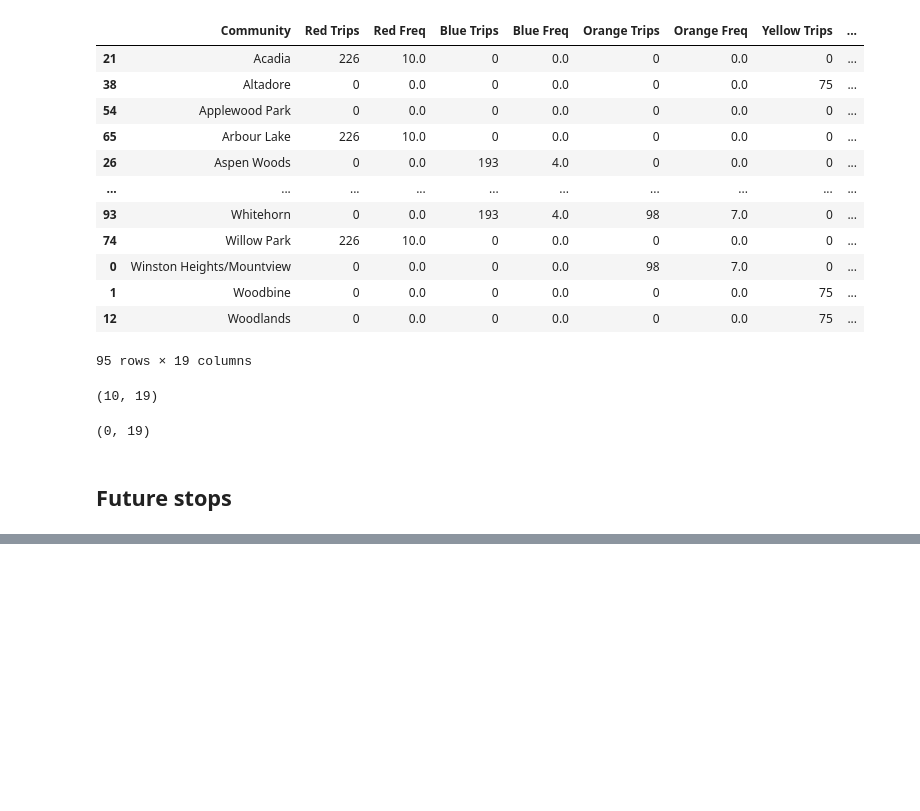
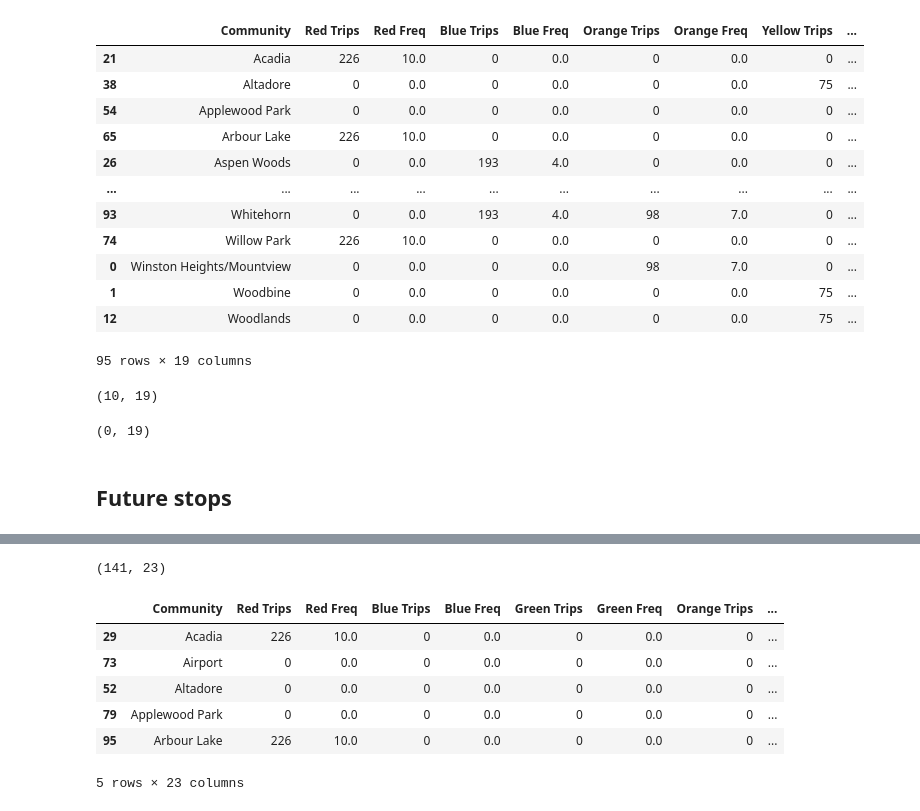
Before and after one commit to sulemanbasit/Calgary-Transit-Economic-Gap-Analysis, a Jupyter notebook: ctga.ipynb, the cells around one changed output, grey strips where cells are left out. Saved outputs shown, nothing was run; the diff lists cells and outputs as text; code cells hidden in the pictures; blank space fills up the shorter version.

```diff
--- a/ctga.ipynb
+++ b/ctga.ipynb
@@ -758,0 +763,5 @@ service_df.loc[service_df['Population'] == 0].shape
+# %%
+fut_stop_df = pd.read_excel(data_path+future_stops_data, sheet_name = "Sheet2")
+fut_stop_df = fut_stop_df.dropna()
+# %%
+fut_stop_df['Community'] = fut_stop_df['Community'].str.rstrip('\n').str.replace('\n',',')
@@ -758,0 +795,4 @@ service_df.loc[service_df['Population'] == 0].shape
+# %%
+fut_comm_list = list(set(red_list+blue_list+orange_list+purple_list+teal_list+yellow_list+green_list+east_grey_list+west_grey_list+future_brentwood_list+future_tuscany_list))
+clean_com_list = [item for item in fut_comm_list if item.strip()]
+fut_service_df = pd.DataFrame(clean_com_list, columns=["Community"]).sort_values(by="Community")
@@ -758,0 +808,35 @@ service_df.loc[service_df['Population'] == 0].shape
+# %%
+fut_service_df["Red Trips"] = fut_service_df["Community"].isin(red_list) * red_trips
+fut_service_df["Red Freq"] = fut_service_df["Community"].isin(red_list) * red_freq
+fut_service_df["Blue Trips"] = fut_service_df["Community"].isin(blue_list) * blue_trips
+fut_service_df["Blue Freq"] = fut_service_df["Community"].isin(blue_list) * blue_freq
+fut_service_df["Green Trips"] = fut_service_df["Community"].isin(green_list) * green_trips
+fut_service_df["Green Freq"] = fut_service_df["Community"].isin(green_list) * green_freq
+fut_service_df["Orange Trips"] = fut_service_df["Community"].isin(orange_list) * orange_trips
+fut_service_df["Orange Freq"] = fut_service_df["Community"].isin(orange_list) * orange_freq
+fut_service_df["Yellow Trips"] = fut_service_df["Community"].isin(yellow_list) * yellow_trips
+fut_service_df["Yellow Freq"] = fut_service_df["Community"].isin(yellow_list) * yellow_freq
+fut_service_df["Teal Trips"] = fut_service_df["Community"].isin(teal_list) * teal_trips
+fut_service_df["Teal Freq"] = fut_service_df["Community"].isin(teal_list) * teal_freq
+fut_service_df["Purple Trips"] = fut_service_df["Community"].isin(purple_list) * purple_trips
+fut_service_df["Purple Freq"] = fut_service_df["Community"].isin(purple_list) * purple_freq
+fut_service_df["East Grey Trips"] = fut_service_df["Community"].isin(east_grey_list) * east_grey_trips
+fut_service_df["East Grey Freq"] = fut_service_df["Community"].isin(east_grey_list) * east_grey_freq
+fut_service_df["West Grey Trips"] = fut_service_df["Community"].isin(west_grey_list) * west_grey_trips
+fut_service_df["West Grey Freq"] = fut_service_df["Community"].isin(west_grey_list) * west_grey_freq
+fut_service_df["Future Brentwood Trips"] = fut_service_df["Community"].isin(future_brentwood_list) * future_brentwood_trips
+fut_service_df["Future Brentwood Freq"] = fut_service_df["Community"].isin(future_brentwood_list) * future_brentwood_freq
+fut_service_df["Future Tuscany Trips"] = fut_service_df["Community"].isin(future_tuscany_list) * future_tuscany_trips
+fut_service_df["Future Tuscany Freq"] = fut_service_df["Community"].isin(future_tuscany_list) * future_tuscany_freq
+# %%
+print(fut_service_df.shape)
+fut_service_df.head()
+# %% [output]
+(141, 23)
+|  | Community | Red Trips | Red Freq | Blue Trips | Blue Freq | Green Trips | Green Freq | Orange Trips | ... |
+| 29 | Acadia | 226 | 10.0 | 0 | 0.0 | 0 | 0.0 | 0 | ... |
+| 73 | Airport | 0 | 0.0 | 0 | 0.0 | 0 | 0.0 | 0 | ... |
+| 52 | Altadore | 0 | 0.0 | 0 | 0.0 | 0 | 0.0 | 0 | ... |
+| 79 | Applewood Park | 0 | 0.0 | 0 | 0.0 | 0 | 0.0 | 0 | ... |
+| 95 | Arbour Lake | 226 | 10.0 | 0 | 0.0 | 0 | 0.0 | 0 | ... |
+5 rows × 23 columns
```
Also changed, not shown: parts of 40 cells of this notebook, 9 other files.
